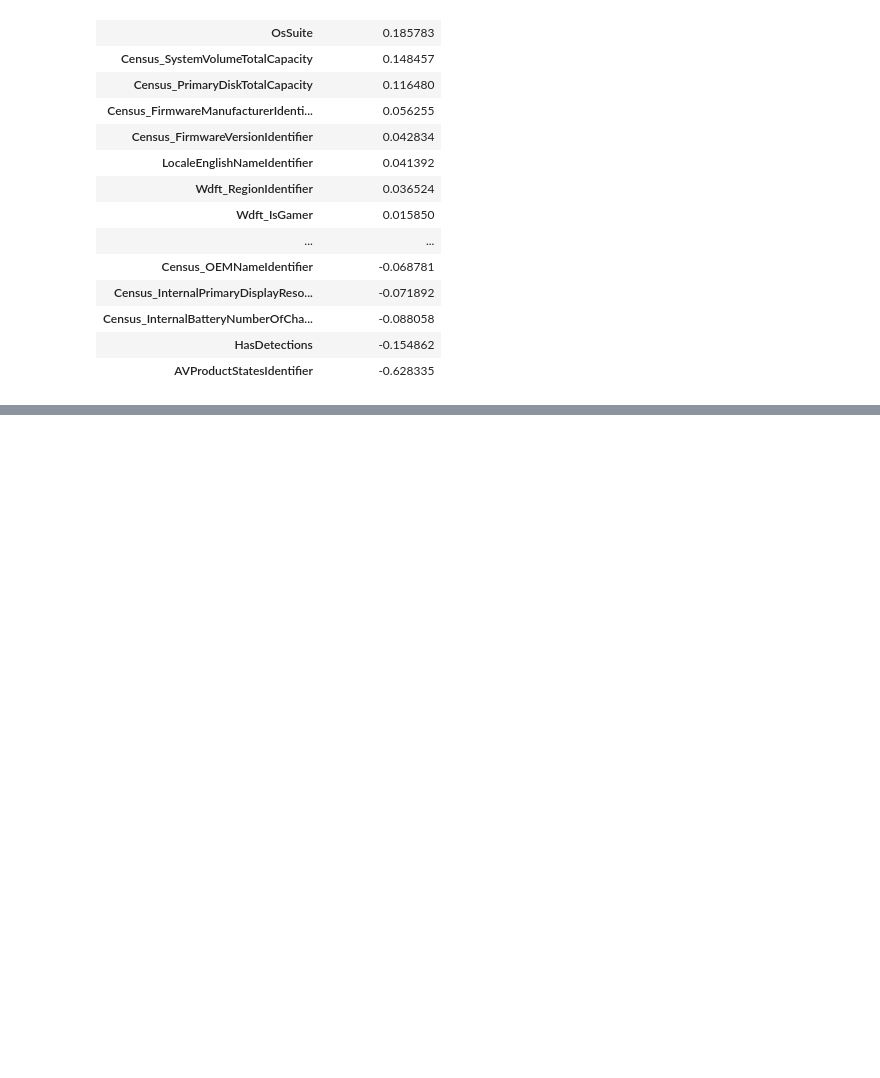
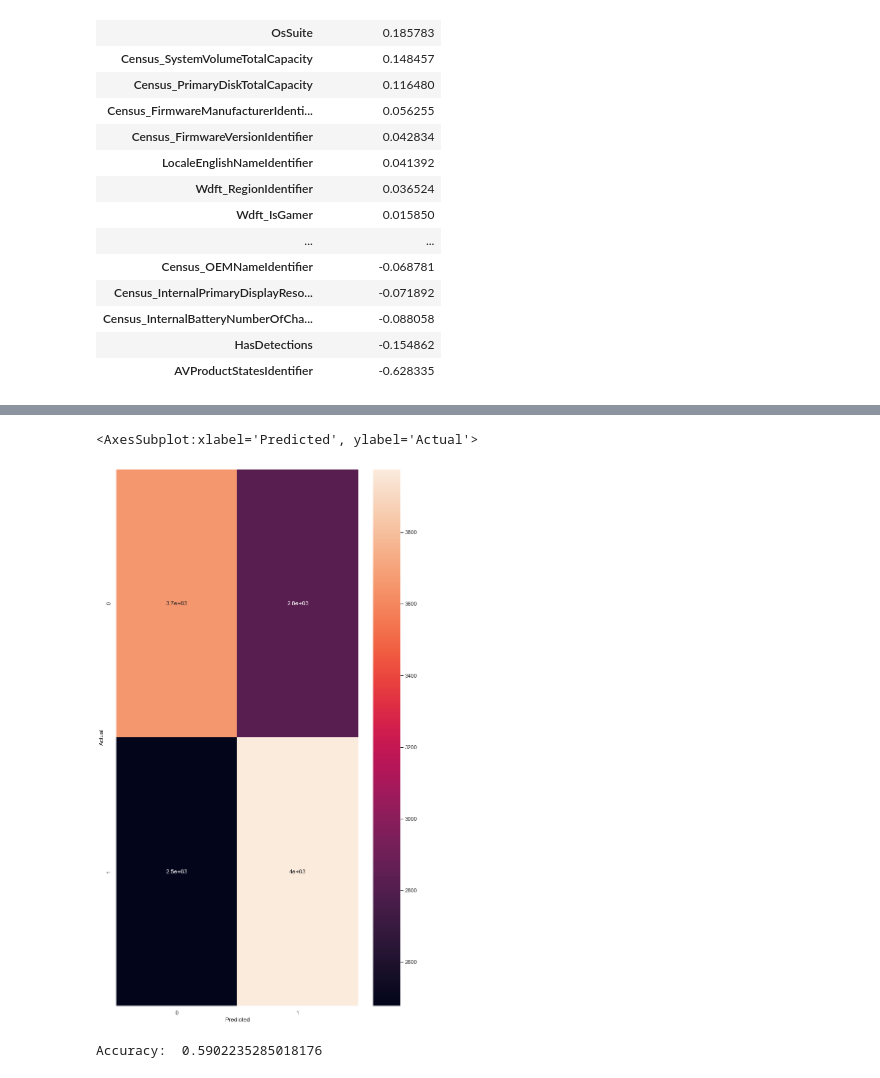
Before and after one commit to saritazavala/SDS-Proyecto2, a Jupyter notebook: Parte1.ipynb, the cells around one changed output, grey strips where cells are left out. Drawn from its saved outputs; the diff is of its cells as text; code cells hidden in the pictures; blank space fills up the shorter version.

```diff
--- a/Parte1.ipynb
+++ b/Parte1.ipynb
@@ -712,0 +912,2 @@ for rect in ax.patches:
+# %%
+final_sample = final_sample.select_dtypes(exclude=["object_"])
@@ -712,0 +930,5 @@ for rect in ax.patches:
+# %%
+X = final_sample.drop(["HasDetections"], axis = 1)
+y = final_sample["HasDetections"]
+# %%
+X_train,X_test,y_train,y_test = train_test_split(X,y,test_size=0.25,random_state=0)
@@ -712,0 +940,15 @@ for rect in ax.patches:
+# %%
+clf = RandomForestClassifier(n_estimators=100)
+clf.fit(X_train,y_train)
+y_pred=clf.predict(X_test)
+# %%
+confusion_matrix = pd.crosstab(y_test, y_pred, rownames=['Actual'], colnames=['Predicted'])
+sns.heatmap(confusion_matrix, annot=True)
+# %% [output]
+<AxesSubplot:xlabel='Predicted', ylabel='Actual'>
+[figure, added]
+# %%
+print('Accuracy: ',metrics.accuracy_score(y_test, y_pred))
+plt.show()
+# %% [output]
+Accuracy:  0.5902235285018176
```
Also changed, not shown: parts of 39 cells of this notebook.
